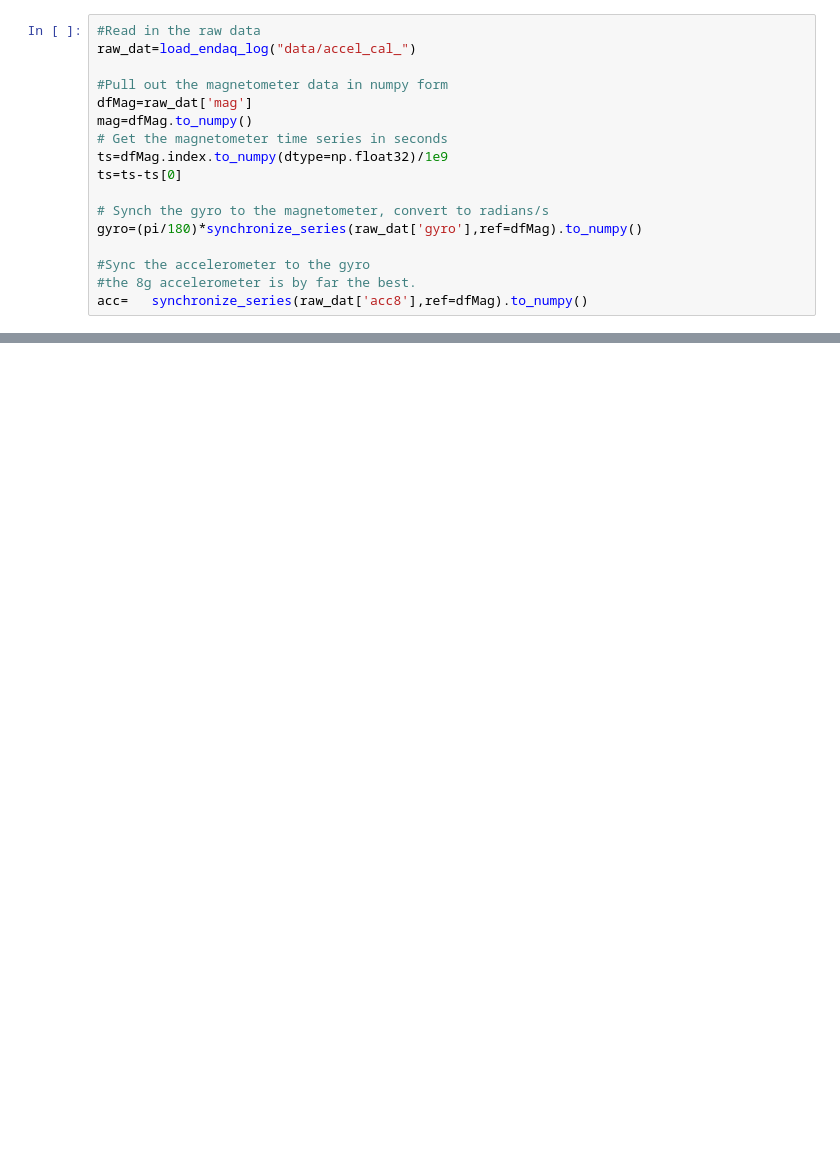
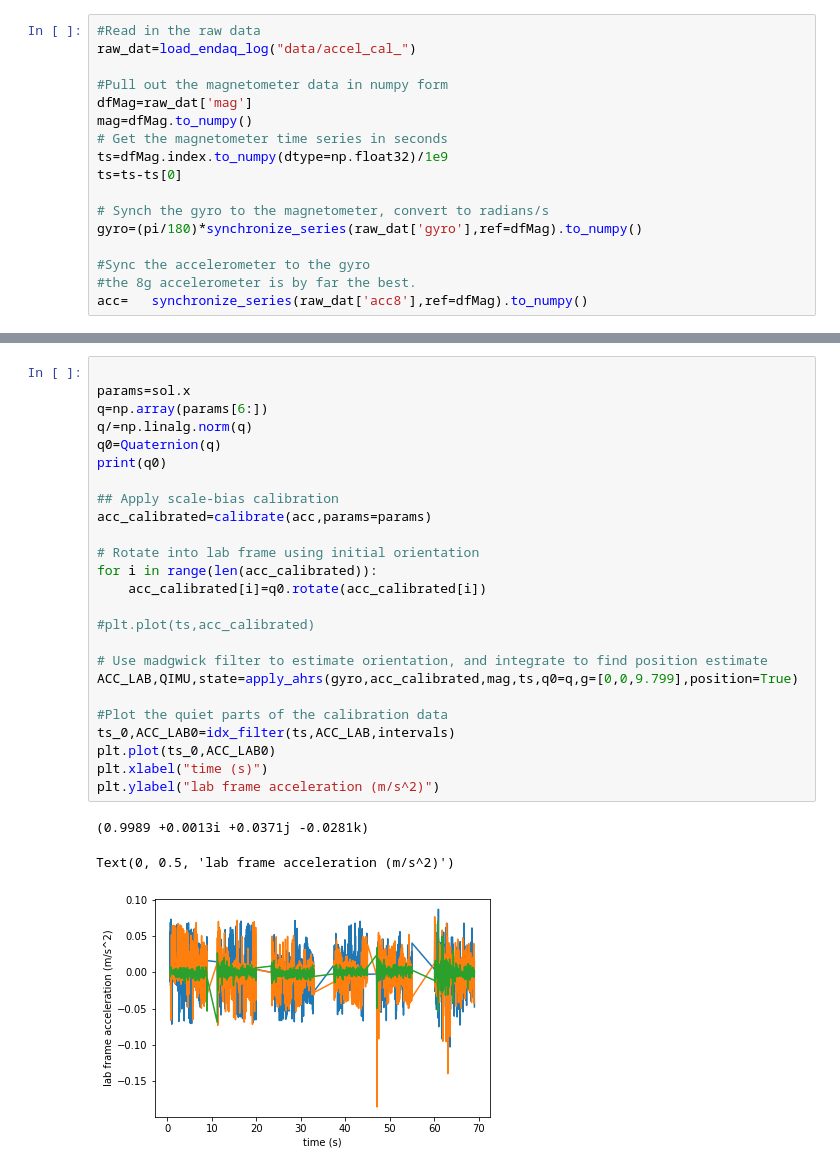
Before and after one commit to matterwaves/SensorAnalysis, a Jupyter notebook: calibration.ipynb, the cells around one changed output, grey strips where cells are left out. Saved outputs shown, nothing was run; the diff lists cells and outputs as text; blank space fills up the shorter version.

```diff
--- a/calibration.ipynb
+++ b/calibration.ipynb
@@ -198,0 +119,29 @@ plt.plot(ts,w8IMU0)
+# %%
+
+params=sol.x
+q=np.array(params[6:])
+q/=np.linalg.norm(q)
+q0=Quaternion(q)
+print(q0)
+
+## Apply scale-bias calibration
+acc_calibrated=calibrate(acc,params=params)
+
+# Rotate into lab frame using initial orientation
+for i in range(len(acc_calibrated)):
+    acc_calibrated[i]=q0.rotate(acc_calibrated[i])
+
+#plt.plot(ts,acc_calibrated)
+
+# Use madgwick filter to estimate orientation, and integrate to find position estimate
+ACC_LAB,QIMU,state=apply_ahrs(gyro,acc_calibrated,mag,ts,q0=q,g=[0,0,9.799],position=True)
+
+#Plot the quiet parts of the calibration data
+ts_0,ACC_LAB0=idx_filter(ts,ACC_LAB,intervals)
+plt.plot(ts_0,ACC_LAB0)
+plt.xlabel("time (s)")
+plt.ylabel("lab frame acceleration (m/s^2)")
+# %% [output]
+(0.9989 +0.0013i +0.0371j -0.0281k)
+Text(0, 0.5, 'lab frame acceleration (m/s^2)')
+[figure, added]
```
Also changed, not shown: parts of 13 cells of this notebook, 2 other files.
